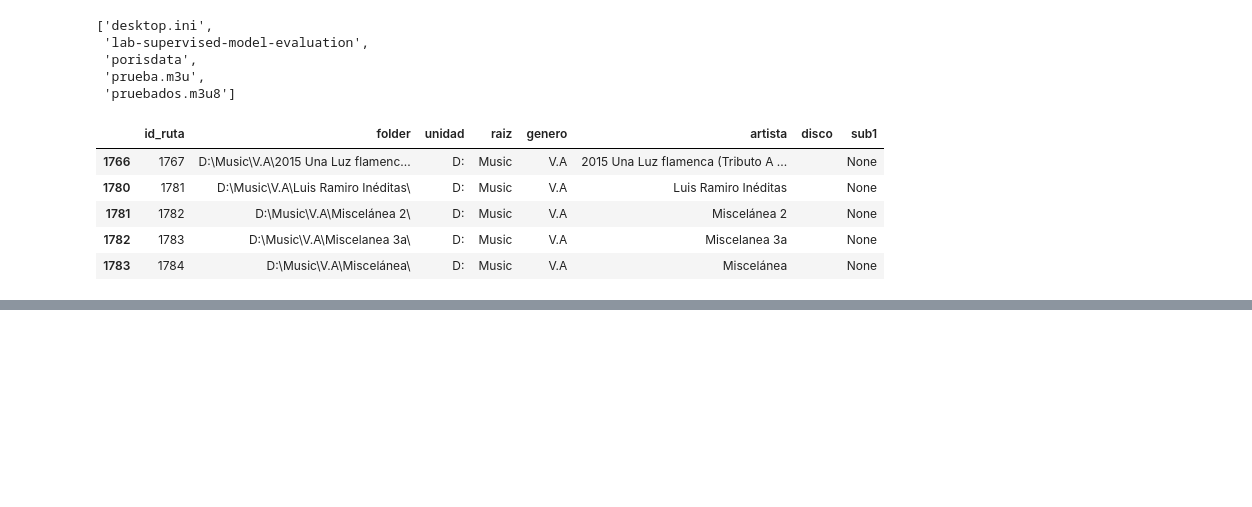
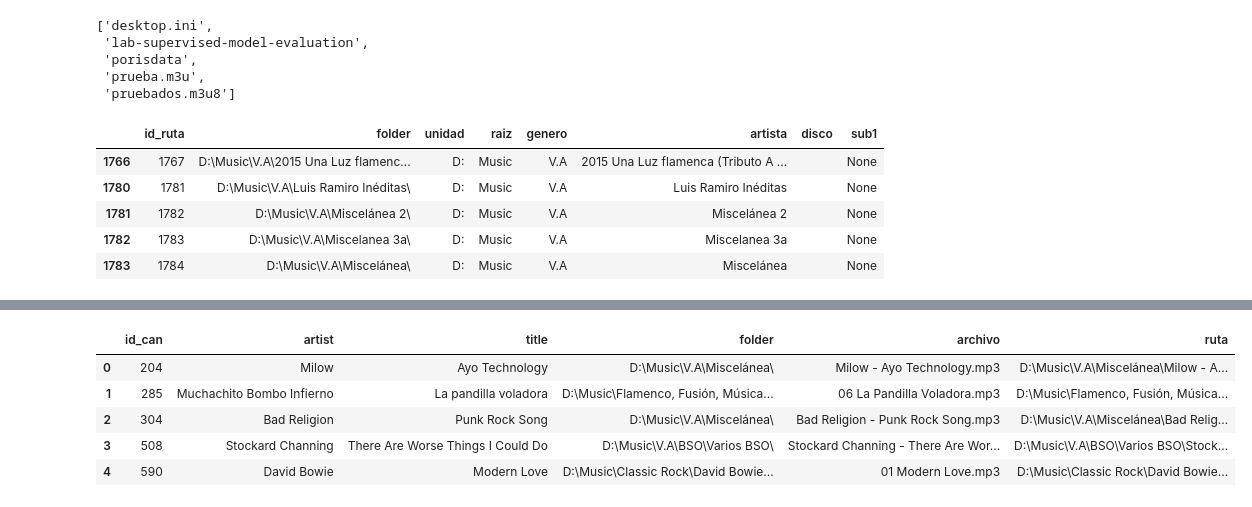
Before and after one commit to emarfer/musicable, a Jupyter notebook: notebooks/08_splitting_biblioteca_laptop.ipynb, the cells around one changed output, grey strips where cells are left out. Saved outputs shown, nothing was run; the diff lists cells and outputs as text; code cells hidden in the pictures; blank space fills up the shorter version.

```diff
--- a/notebooks/08_splitting_biblioteca_laptop.ipynb
+++ b/notebooks/08_splitting_biblioteca_laptop.ipynb
@@ -279,0 +306,15 @@ Name: sub1, dtype: int64
+# %%
+temas = pd.read_sql_query(f'''
+select id_can, artist, title, folder, archivo, ruta
+from total
+where ruta in {tuple(lines)}
+''',engine)
+# %%
+temas.head()
+# %% [output]
+|  | id_can | artist | title | folder | archivo | ruta |
+| 0 | 204 | Milow | Ayo Technology | D:\Music\V.A\Miscelánea\ | Milow - Ayo Technology.mp3 | D:\Music\V.A\Miscelánea\Milow - A... |
+| 1 | 285 | Muchachito Bombo Infierno | La pandilla voladora | D:\Music\Flamenco, Fusión, Música... | 06 La Pandilla Voladora.mp3 | D:\Music\Flamenco, Fusión, Música... |
+| 2 | 304 | Bad Religion | Punk Rock Song | D:\Music\V.A\Miscelánea\ | Bad Religion - Punk Rock Song.mp3 | D:\Music\V.A\Miscelánea\Bad Relig... |
+| 3 | 508 | Stockard Channing | There Are Worse Things I Could Do | D:\Music\V.A\BSO\Varios BSO\ | Stockard Channing - There Are Wor... | D:\Music\V.A\BSO\Varios BSO\Stock... |
+| 4 | 590 | David Bowie | Modern Love | D:\Music\Classic Rock\David Bowie... | 01 Modern Love.mp3 | D:\Music\Classic Rock\David Bowie... |
```
Also changed, not shown: parts of 16 cells of this notebook.
